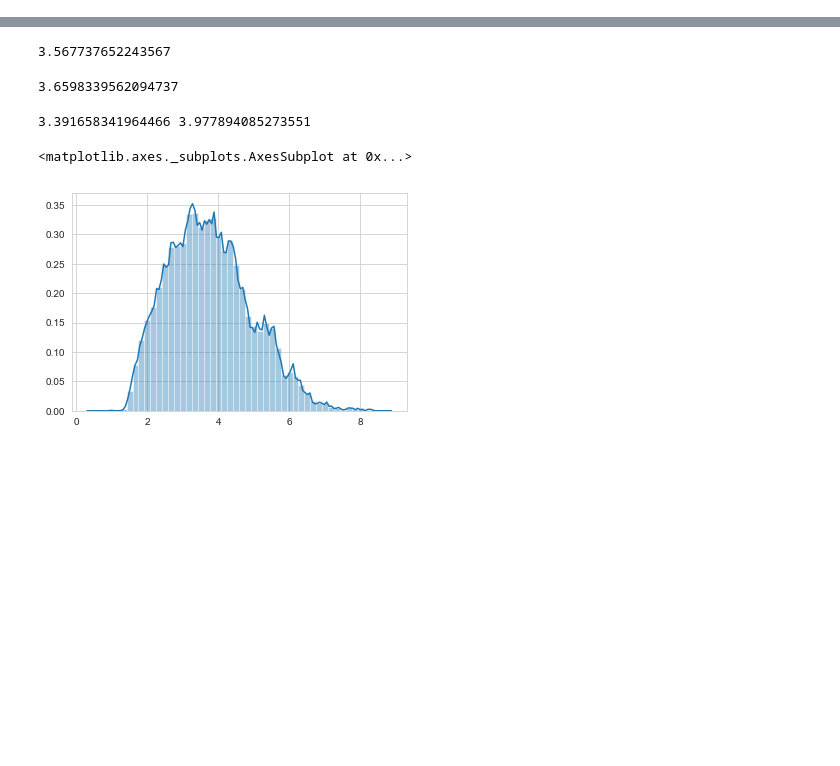
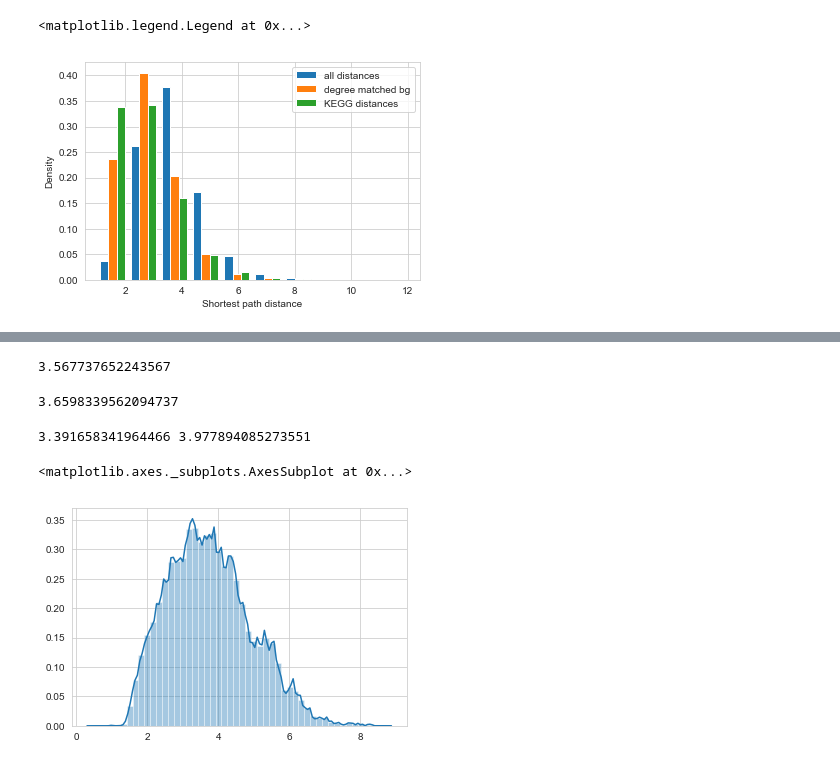
Before and after one commit to bence-szalai/why-pathway-methods-work, a Jupyter notebook: notebooks/distance_for_gene_sets.ipynb, the cells around one changed output, grey strips where cells are left out. Cells and saved outputs as stored; diff of their text form; code cells hidden in the pictures; blank space fills up the shorter version.

```diff
--- a/notebooks/distance_for_gene_sets.ipynb
+++ b/notebooks/distance_for_gene_sets.ipynb
@@ -8,0 +11,9 @@ sns.set_style('whitegrid')
+# %%
+AM=pd.read_csv('../data/omnipath/AM_GC.csv',sep=',',header=0,index_col=0)
+# %%
+degree=(AM.sum()-1).astype(int)
+# %%
+degree_dict={}
+for i in range(1,degree.max()+1):
+    fil=degree==i
+    degree_dict[i]=degree.index[fil]
@@ -9,2 +31,28 @@ sns.set_style('whitegrid')
+# %%
+set_name='KEGG'
+gene_sets=pd.read_csv('../results/genesets/single/csvs/%s.csv' % set_name,sep=',',header=0,index_col=0)
+#overlap with DM
+fil=np.in1d(gene_sets['Gene'],DM.index)
+gene_sets=gene_sets[fil]
+distances=[]
+bg=[]
+for gene_set in gene_sets['Set'].unique():
+    fil=gene_sets['Set']==gene_set
+    genes=gene_sets[fil]['Gene'].unique()
+    if len(genes)>1:
+        distances+=list(DM.loc[genes,genes].values[np.triu_indices_from(DM.loc[genes,genes],1)])
+        degree_counts=degree[genes].value_counts()
+        genes=[]
+        for d in degree_counts.index:
+            genes+=list(np.random.choice(degree_dict[d],degree_counts[d],False))
+        bg+=list(DM.loc[genes,genes].values[np.triu_indices_from(DM.loc[genes,genes],1)])
+# %%
+plt.hist([DM.values[np.triu_indices_from(DM,1)],bg,distances],normed=True)
+plt.xlabel('Shortest path distance')
+plt.ylabel('Density')
+plt.legend(['all distances','degree matched bg',set_name+ ' distances'])
+# %% [output]
+<matplotlib.legend.Legend at 0x...>
+[figure, added]
 # %%
 DM=pd.read_csv('../data/omnipath/DSD_conv.csv',sep=',',header=0,index_col=0)
```
Also changed, not shown: parts of 10 cells of this notebook, 1 other file.
